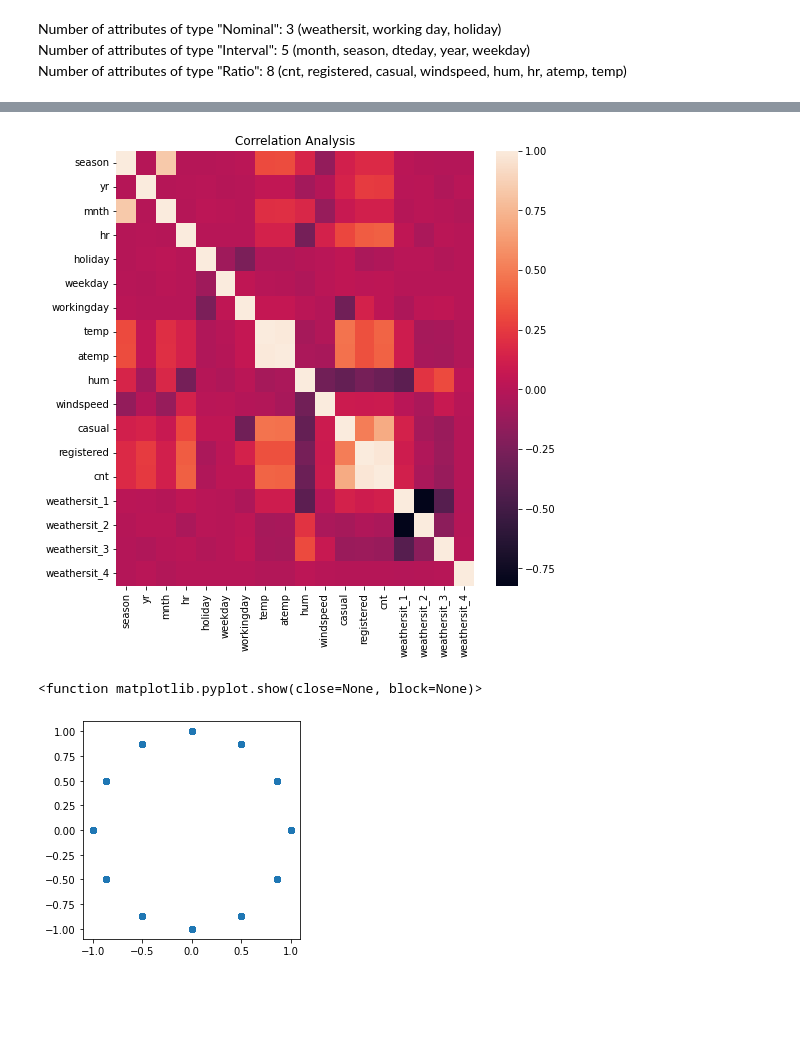
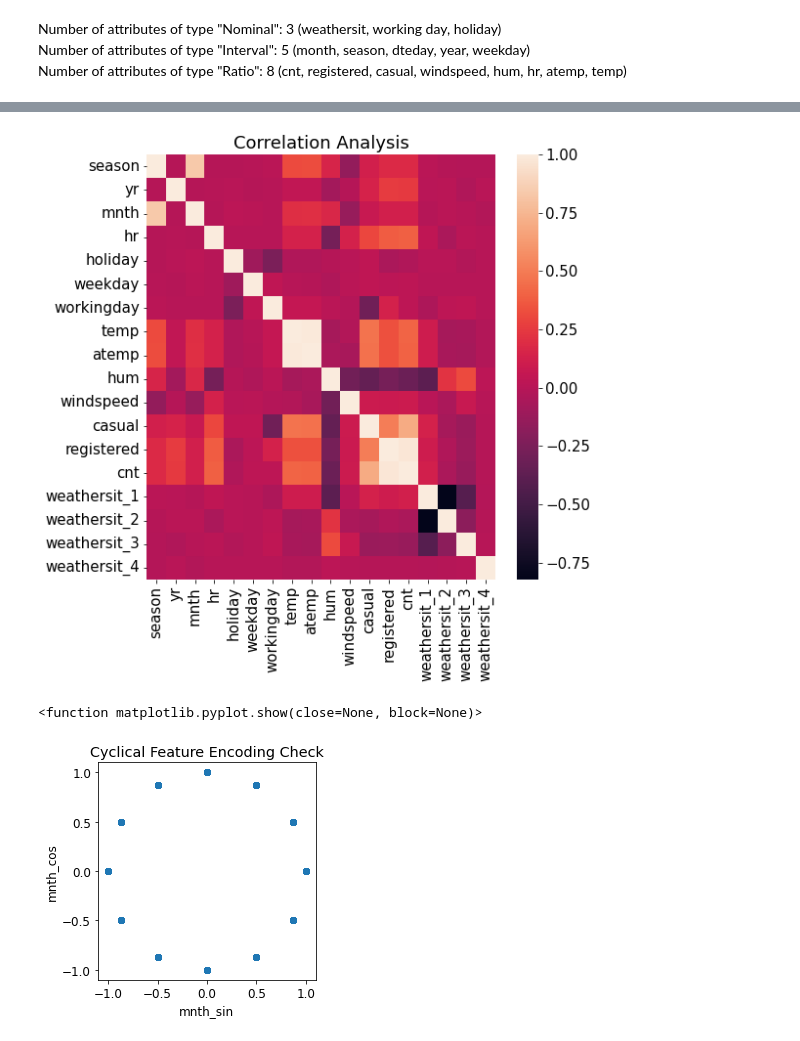
Before and after one commit to Philipp-Otter/02450-Introduction-to-Machine-Learning-and-Data-Mining, a Jupyter notebook: Bike-Sharing-Dataset/Bikesharing.ipynb, the cells around one changed output, grey strips where cells are left out. Saved outputs shown, nothing was run; the diff lists cells and outputs as text; code cells hidden in the pictures; blank space fills up the shorter version.

```diff
--- a/Bike-Sharing-Dataset/Bikesharing.ipynb
+++ b/Bike-Sharing-Dataset/Bikesharing.ipynb
@@ -108,5 +108,7 @@ plt.show()
 
 bikesharing.loc[:, ~bikesharing.columns.isin(['instant', 'dteday'])].plot.box()
 plt.xticks(rotation=90)
+plt.title('Boxplot of all Variables')
+plt.rcParams.update({'font.size': 10})
 plt.show()
 # %% [output]
@@ -114,5 +116,7 @@ plt.show()
 # %%
 bikesharing.loc[:, bikesharing.columns.isin(['hum', 'windspeed'])].plot.box()
 plt.xticks(rotation=90)
+plt.title('Boxplot of the Humidity and the Windspeed')
+plt.rcParams.update({'font.size': 25})
 plt.show()
 # %% [output]
@@ -128,7 +132,8 @@ for counter, column in enumerate(bikesharing.loc[:, ~bikesharing.columns.isin(['
     ax.set_xlabel('Theoretical Quantiles')
     ax.set_ylabel('Ordered Values')
 
+plt.rcParams.update({'font.size': 25})
 fig.tight_layout(rect=[0, 0.03, 1, 0.95])
-fig.suptitle('Propability Plots of the different Variables')
+fig.suptitle('Probability Plots of the different Variables')
 plt.show()
 # %% [output]
@@ -151,6 +156,7 @@ plt.figure(figsize=(8,8))
 corr_bikesharing_one_hot = bikesharing_one_hot.loc[:, ~bikesharing.columns.isin(['instant', 'dteday'])].corr()
 sn.heatmap(corr_bikesharing_one_hot)
 plt.title('Correlation Analysis')
+plt.rcParams.update({'font.size': 25})
 plt.show()
 
 # correlation between:
@@ -159,7 +165,7 @@ plt.show()
 # registered and cnt
 # neg. correlation between weathersit_1 and weathersit_2
 # %% [output]
-[figure, old version]
+[figure, new version]
 # %%
 # Feature Engineering -> cyclical features encoding
 # hr
@@ -189,11 +195,15 @@ bikesharing = bikesharing.drop(columns=['season', 'mnth', 'hr', 'weekday'])
 # %%
 # check if circular features worked
 plt.scatter(x=bikesharing['mnth_sin'].values, y=bikesharing['mnth_cos'].values)
+plt.xlabel('mnth_sin')
+plt.ylabel('mnth_cos')
+plt.title('Cyclical Feature Encoding Check')
+plt.rcParams.update({'font.size': 14})
 plt.axis('square')
 plt.show
 # %% [output]
 <function matplotlib.pyplot.show(close=None, block=None)>
-[figure, old version]
+[figure, new version]
 # %%
 # split dataset (roughly 72%-20%-8% split)
 
```
Also changed, not shown: parts of 10 cells of this notebook.
